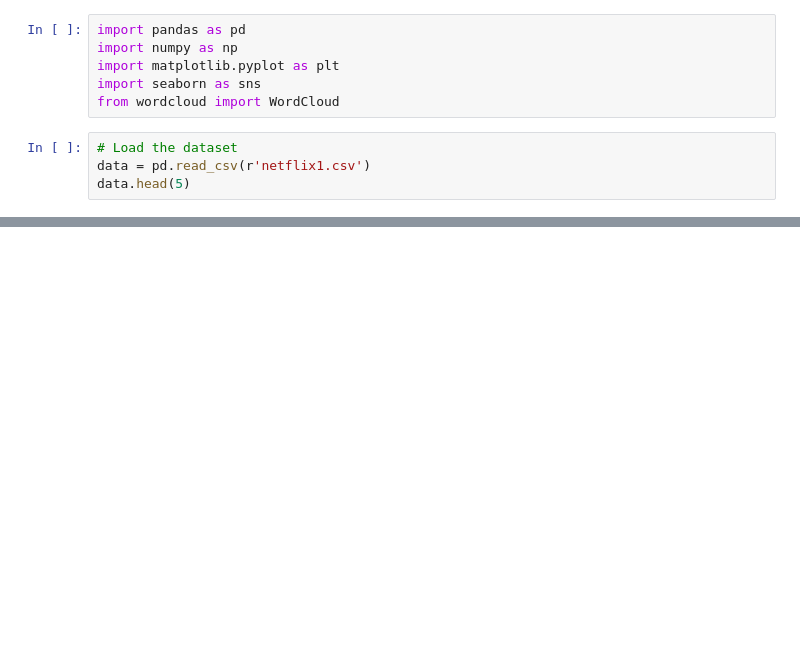
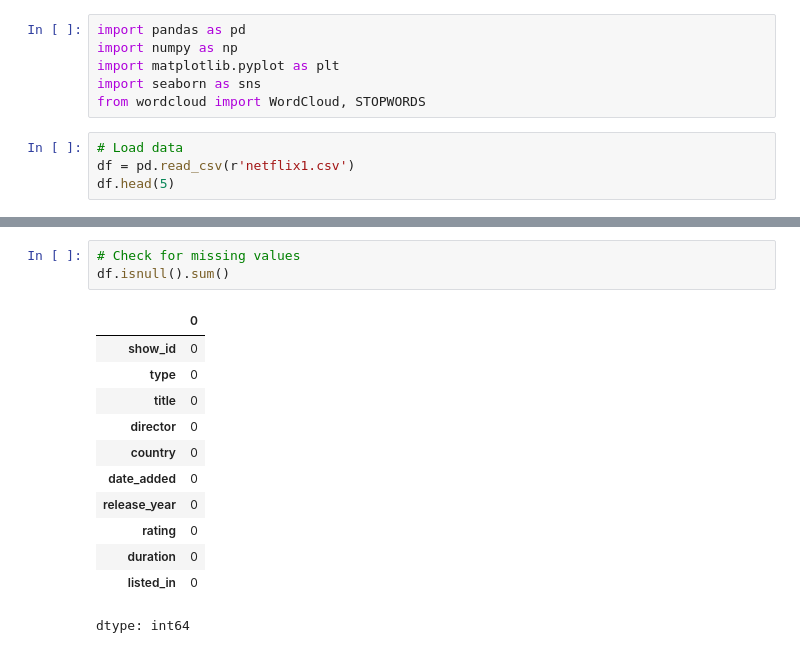
Before and after one commit to prabhjot-kaursandhu/Data-Analysis-Netflix, a Jupyter notebook: Data_Analysis_Netflix.ipynb, the cells around one changed output, grey strips where cells are left out. Saved outputs shown, nothing was run; the diff lists cells and outputs as text; blank space fills up the shorter version.

```diff
--- a/Data_Analysis_Netflix.ipynb
+++ b/Data_Analysis_Netflix.ipynb
@@ -5,11 +5,11 @@ import pandas as pd
 import numpy as np
 import matplotlib.pyplot as plt
 import seaborn as sns
-from wordcloud import WordCloud
+from wordcloud import WordCloud, STOPWORDS
 # %%
-# Load the dataset
-data = pd.read_csv(r'netflix1.csv')
-data.head(5)
+# Load data
+df = pd.read_csv(r'netflix1.csv')
+df.head(5)
 # %% [output]
 |  | show_id | type | title | director | country | date_added | release_year | rating | duration | listed_in |
 | 0 | s1 | Movie | Dick Johnson Is Dead | Kirsten Johnson | United States | 9/25/2021 | 2020 | PG-13 | 90 min | Documentaries |
@@ -17,3 +17,19 @@ data.head(5)
 | 2 | s6 | TV Show | Midnight Mass | Mike Flanagan | United States | 9/24/2021 | 2021 | TV-MA | 1 Season | TV Dramas, TV Horror, TV Mysteries |
 | 3 | s14 | Movie | Confessions of an Invisible Girl | Bruno Garotti | Brazil | 9/22/2021 | 2021 | TV-PG | 91 min | Children & Family Movies, Comedies |
 | 4 | s8 | Movie | Sankofa | Haile Gerima | United States | 9/24/2021 | 1993 | TV-MA | 125 min | Dramas, Independent Movies, Inter... |
+# %%
+# Check for missing values
+df.isnull().sum()
+# %% [output]
+|  | 0 |
+| show_id | 0 |
+| type | 0 |
+| title | 0 |
+| director | 0 |
+| country | 0 |
+| date_added | 0 |
+| release_year | 0 |
+| rating | 0 |
+| duration | 0 |
+| listed_in | 0 |
+dtype: int64
```
Also changed, not shown: parts of 12 cells of this notebook.
